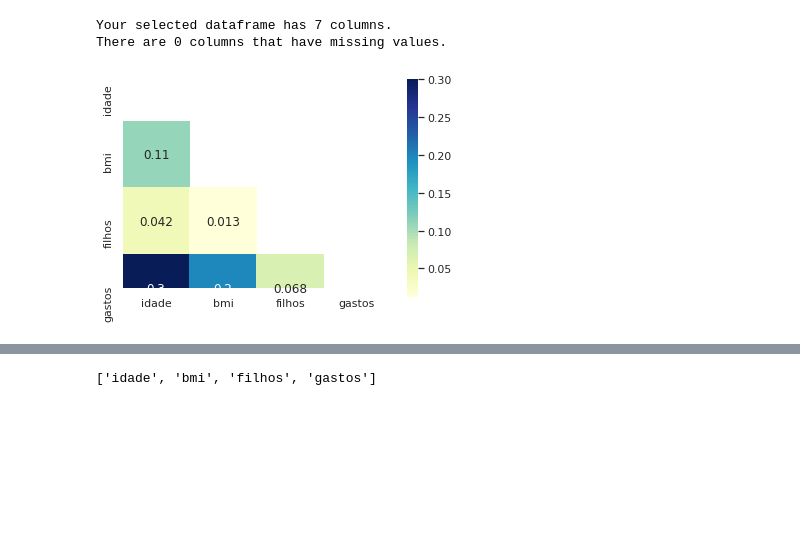
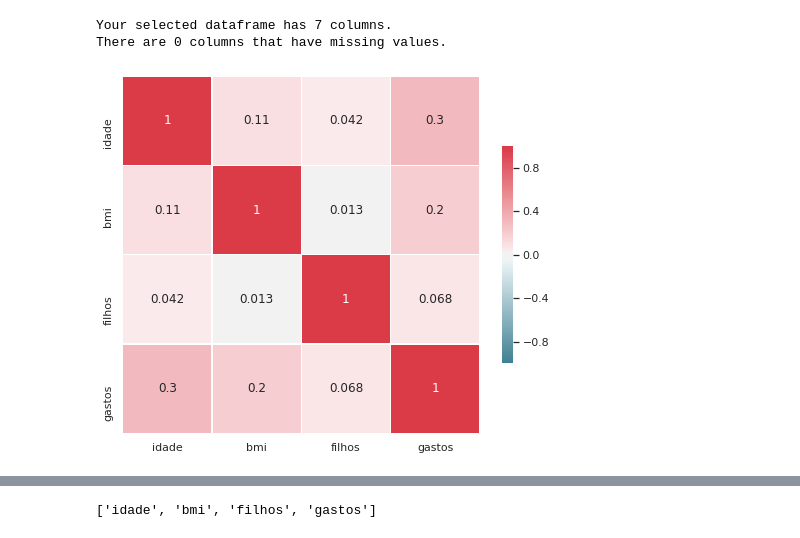
Before and after one commit to armindoguerra/prevendo-despesas-hospitalares, a Jupyter notebook: Untitled.ipynb, the cells around one changed output, grey strips where cells are left out. Saved outputs shown, nothing was run; the diff lists cells and outputs as text; code cells hidden in the pictures; blank space fills up the shorter version.

```diff
--- a/Untitled.ipynb
+++ b/Untitled.ipynb
@@ -112,18 +112,20 @@ There are 0 columns that have missing values.
 # %%
 sns.set(style="whitegrid")
 
 # Compute the correlation matrix
 corr = df.corr()
 
 # Set up the matplotlib figure
-#f, ax = plt.subplots(figsize=(8, 8))
+f, ax = plt.subplots(figsize=(8, 8))
 
-mask = np.zeros_like(corr)
-mask[np.triu_indices_from(mask)] = True
-with sns.axes_style("white"):
-    ax = sns.heatmap(corr, mask=mask, vmax=0.3,  square=True, cmap="YlGnBu", annot=True)
+# Generate a custom diverging colormap
+cmap = sns.diverging_palette(220, 10, as_cmap=True)
+
+# Draw the heatmap with the mask and correct aspect ratio
+sns.heatmap(corr, cmap=cmap, vmax=1, vmin=-1, center=0, square=True, linewidths=.5, cbar_kws={"shrink": .5}, annot=True)
+plt.show()
 # %% [output]
-[figure, old version]
+[figure, new version]
 # %%
 g = sns.pairplot(df, diag_kind="kde")
 # %% [output]
```
Also changed, not shown: parts of 18 cells of this notebook.
